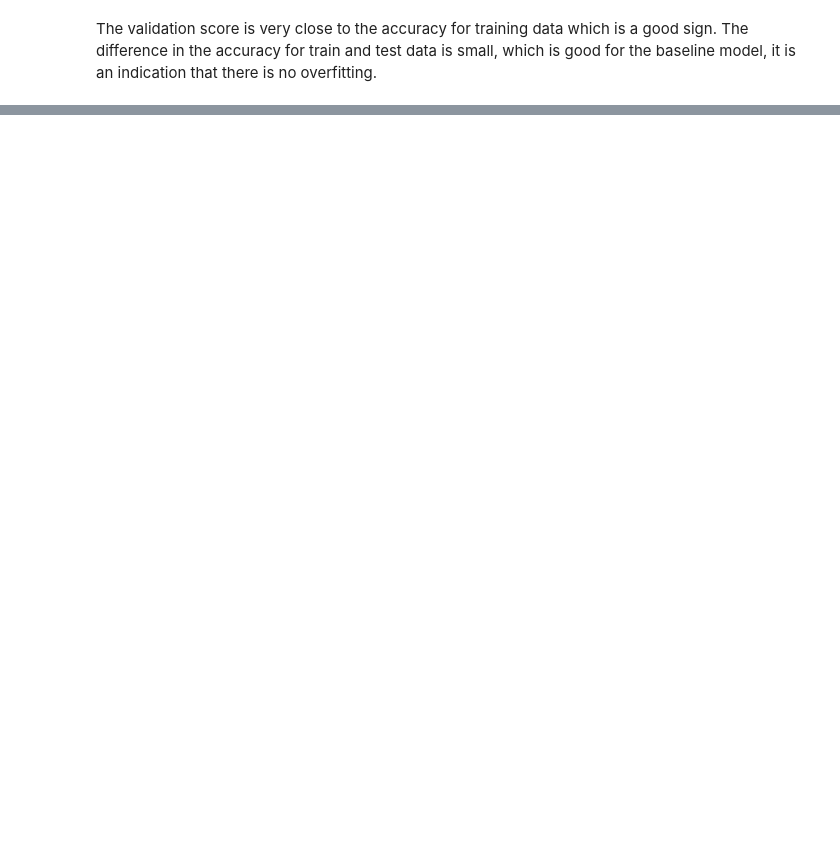
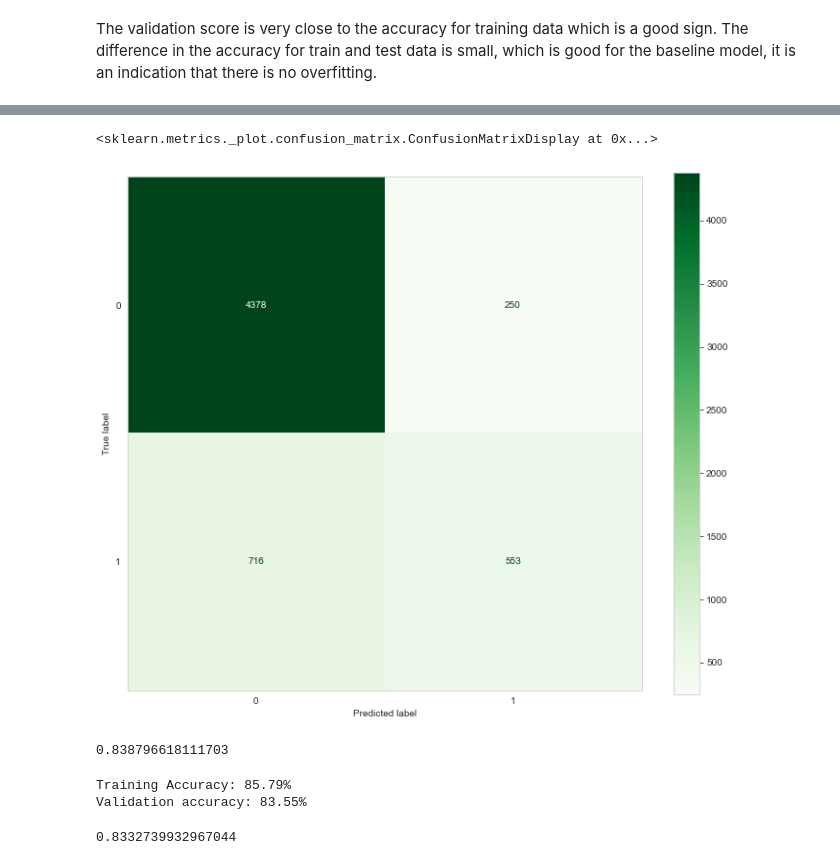
Before and after one commit to ngili/Predicting-H1N1-and-Seasonal-Flu-Vaccinations, a Jupyter notebook: analysis.ipynb, the cells around one changed output, grey strips where cells are left out. Drawn from its saved outputs; the diff is of its cells as text; code cells hidden in the pictures; blank space fills up the shorter version.

```diff
--- a/analysis.ipynb
+++ b/analysis.ipynb
@@ -816,0 +997,4 @@ print(accuracy_score(y_train,knn_train))
+# %%
+mod = LogisticRegression(random_state=random_seed,solver="saga",max_iter=10000)
+mod.fit(X_resamp,y_resamp)
+mod.score(X_test_one_hot_h,y_h1n1_test)
@@ -816,0 +1038,4 @@ print(accuracy_score(y_train,knn_train))
+# %%
+rfeh = RFECV(LogisticRegression(random_state=random_seed,fit_intercept=False,solver="sag"),cv=15)
+X_rfe_trainh = rfe.fit_transform(X_resamp,y_resamp)
+X_rfe_testh = rfe.transform(X_test_one_hot_h)
@@ -816,0 +1053,10 @@ print(accuracy_score(y_train,knn_train))
+# %%
+
+rfh = RandomForestClassifier(random_state=random_seed,max_leaf_nodes=750,max_depth=20,criterion="entropy")
+rfh.fit(X_resamp,y_resamp)
+
+rf_trainh = rfh.predict(X_resamp)
+rf_testh = rfh.predict(X_test_one_hot_h)
+
+print(accuracy_score(y_h1n1_test,rf_testh))
+print(accuracy_score(y_resamp,rf_trainh))
@@ -816,0 +1066,4 @@ print(accuracy_score(y_train,knn_train))
+# %%
+rid = RidgeClassifierCV(cv=5)
+rid.fit(X_resamp,y_resamp)
+rid.score(X_test_one_hot_h,y_h1n1_test)
@@ -816,0 +1090,37 @@ print(accuracy_score(y_train,knn_train))
+# %%
+# plotting confusion matrix
+fig,ax = plt.subplots(figsize = (12,10))
+plt.grid(False)
+
+ConfusionMatrixDisplay.from_estimator(rid,X_rfe_testh,y_h1n1_test,ax=ax,cmap="Greens")
+# %% [output]
+<sklearn.metrics._plot.confusion_matrix.ConfusionMatrixDisplay at 0x...>
+[figure, added]
+# %%
+roc_auc_score(y_h1n1_test,rfeh_log.decision_function(X_rfe_testh))
+# %% [output]
+0.838796618111703
+# %%
+# Instantiate XGBClassifier
+clf = XGBClassifier(learning_rate=0.1,min_child_weight=3,subsample = 0.5)
+
+# Fit XGBClassifier
+clf.fit(X_resamp,y_h1n1_train)
+
+# Predict on training and test sets
+training_preds = clf.predict(X_rfe_trainh)
+test_preds = clf.predict(X_rfe_testh)
+
+# Accuracy of training and test sets
+training_accuracy = accuracy_score(y_h1n1_train,training_preds)
+test_accuracy = accuracy_score(y_h1n1_test,test_preds)
+
+print('Training Accuracy: {:.4}%'.format(training_accuracy * 100))
+print('Validation accuracy: {:.4}%'.format(test_accuracy * 100))
+# %% [output]
+Training Accuracy: 85.79%
+Validation accuracy: 83.55%
+# %%
+roc_auc_score(y_h1n1_test,clf.predict_proba(X_rfe_testh)[:,1])
+# %% [output]
+0.8332739932967044
```
Also changed, not shown: parts of 70 cells of this notebook.
